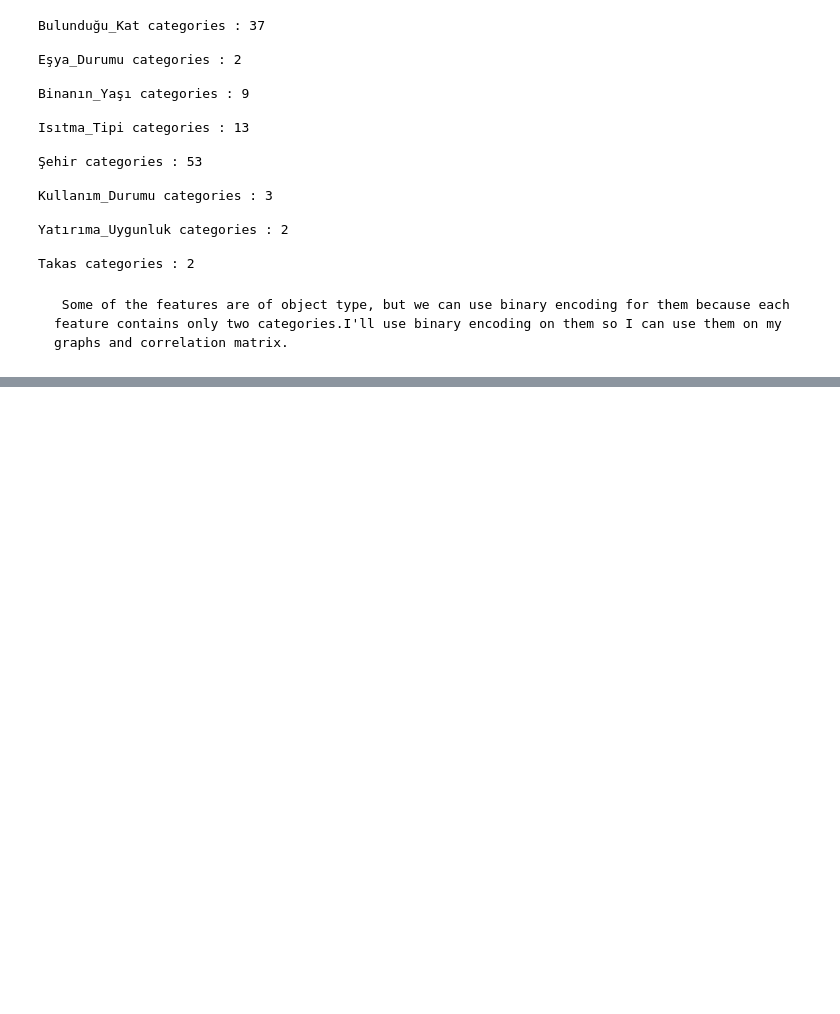
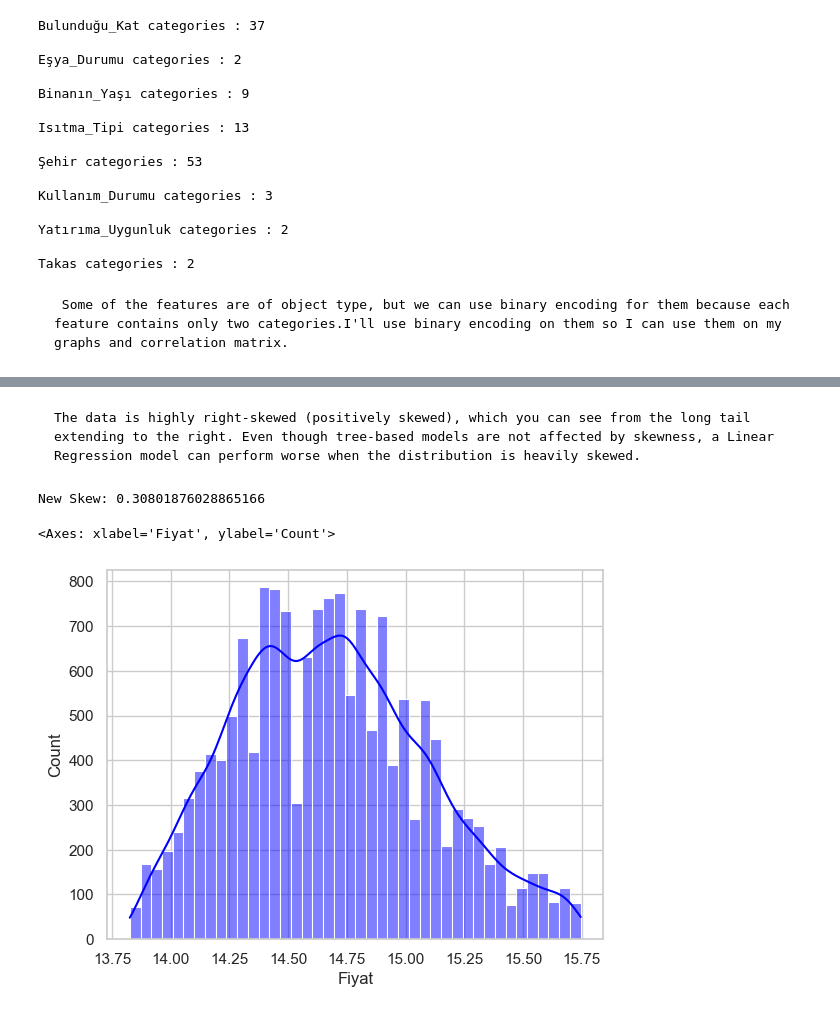
Before and after one commit to SudeKaraca228/turkiye-house-price-prediction, a Jupyter notebook: notebooks/EDA.ipynb, the cells around one changed output, grey strips where cells are left out. Cells and saved outputs as stored; diff of their text form; code cells hidden in the pictures; blank space fills up the shorter version.

```diff
--- a/notebooks/EDA.ipynb
+++ b/notebooks/EDA.ipynb
@@ -118,0 +96,18 @@ sns.heatmap(numeric_df.corr(), annot=True, cmap="coolwarm")
+# %% [markdown]
+    The data is highly right-skewed (positively skewed), which you can see from the long tail extending to the right. Even though tree-based models are not affected by skewness, a Linear Regression model can perform worse when the distribution is heavily skewed.
+# %%
+# Calculate the 99th percentile
+limit = df['Fiyat'].quantile(0.97)
+
+# Create a new dataframe without the top 1% outliers
+df = df[df['Fiyat'] < limit]
+
+# Check the new skewness
+print(f"New Skew: {df['Fiyat'].skew()}")
+
+# Optional: Plot to see the difference
+sns.histplot(df['Fiyat'], kde=True , color = 'blue')
+# %% [output]
+New Skew: 0.30801876028865166
+<Axes: xlabel='Fiyat', ylabel='Count'>
+[figure, added]
```
Also changed, not shown: parts of 31 cells of this notebook, 1 other file.
